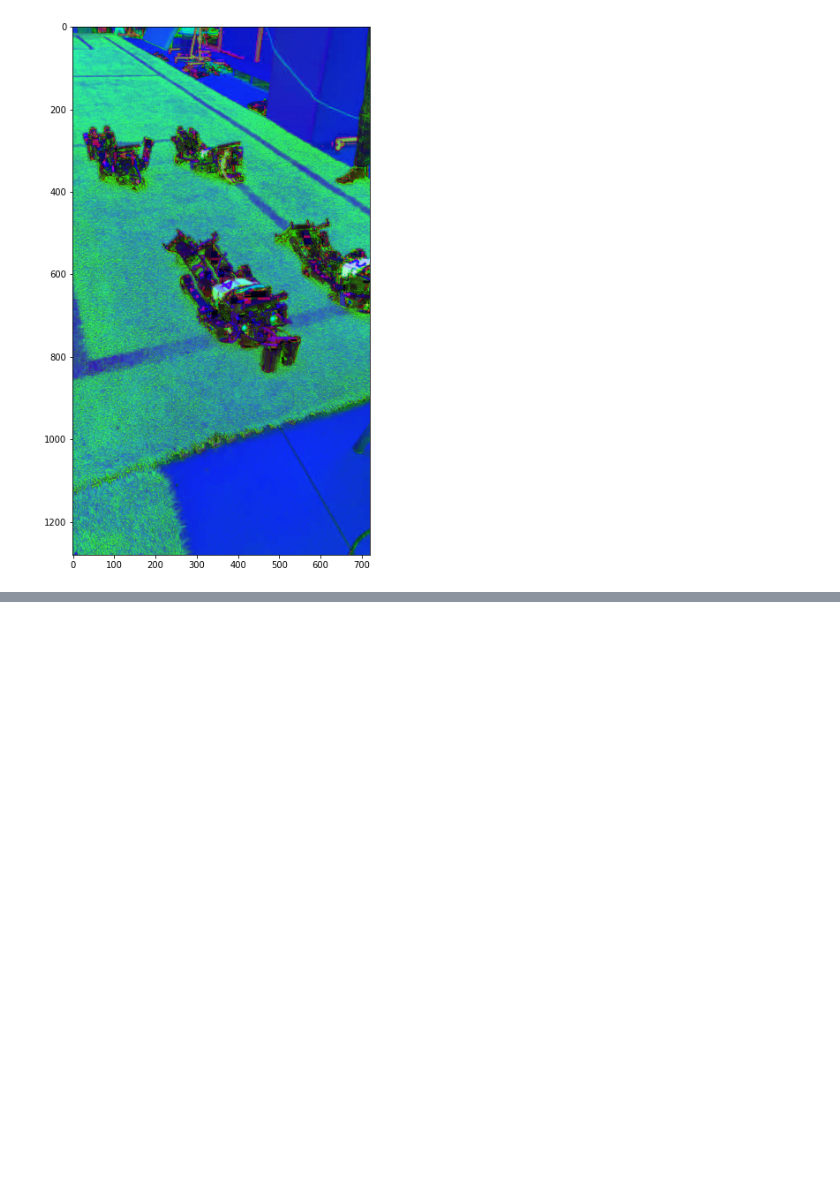
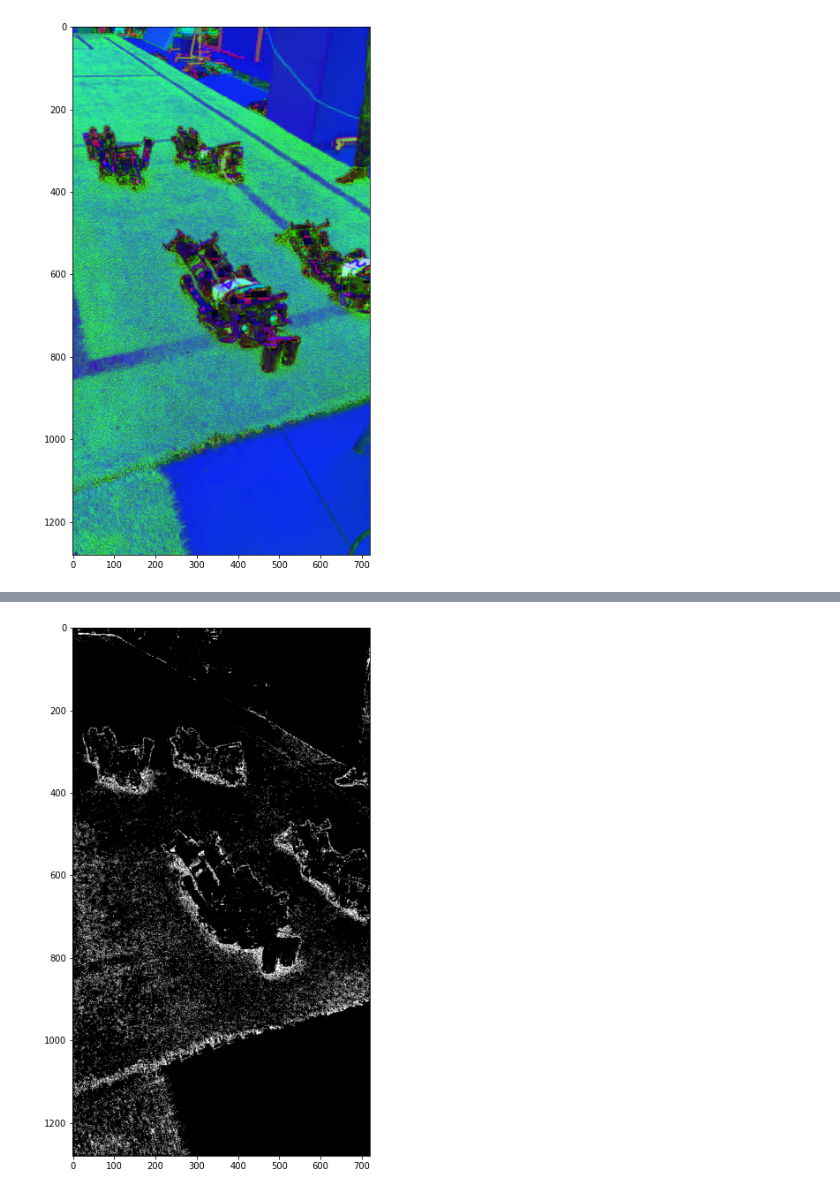
Before and after one commit to cyberschoolinmoscow/robofootball, a Jupyter notebook: homework/cv_hw2.ipynb, the cells around one changed output, grey strips where cells are left out. Saved outputs shown, nothing was run; the diff lists cells and outputs as text; code cells hidden in the pictures; blank space fills up the shorter version.

```diff
--- a/homework/cv_hw2.ipynb
+++ b/homework/cv_hw2.ipynb
@@ -134,0 +40,4 @@ plt.imshow(binary_map)
+# %%
+thresh = cv2.threshold(mask, 1, 255, cv2.THRESH_BINARY_INV)[1]
+contours = cv2.findContours(thresh, cv2.RETR_TREE, cv2.CHAIN_APPROX_SIMPLE)[0]
+#contours = cv2.findContours(blur, cv2.RETR_TREE, cv2.CHAIN_APPROX_SIMPLE)[0]
@@ -134,0 +55,11 @@ plt.imshow(binary_map)
+# %%
+cv2.line(mask, (cx, 0), (cx, 11), (255, 0, 0), 1)    # рисуем перекрестие на контуре
+cv2.line(mask, (0, cy), (11, cy), (255, 0, 0), 1)
+cv2.circle(mask, (11//2, 11//2), 3, (0, 0, 255), -1) #рисуем центральную точку
+wtf=cv2.drawContours(mask, mainContour, -1, (0, 255, 0), 2, cv2.FILLED) #отображаем контуры на изображении
+# %%
+plt.figure(figsize=(12, 11))
+plt.imshow(wtf, cmap="gray")
+plt.show()
+# %% [output]
+[figure, added]
```
Also changed, not shown: parts of 12 cells of this notebook.
